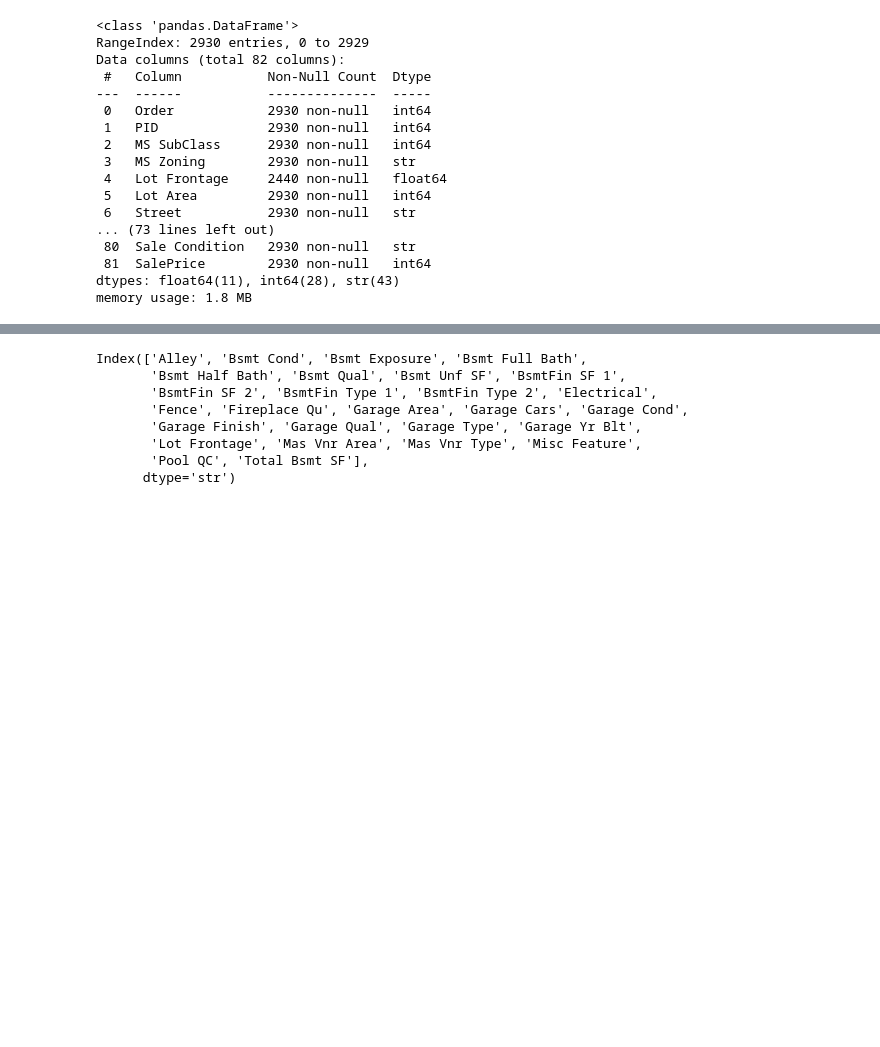
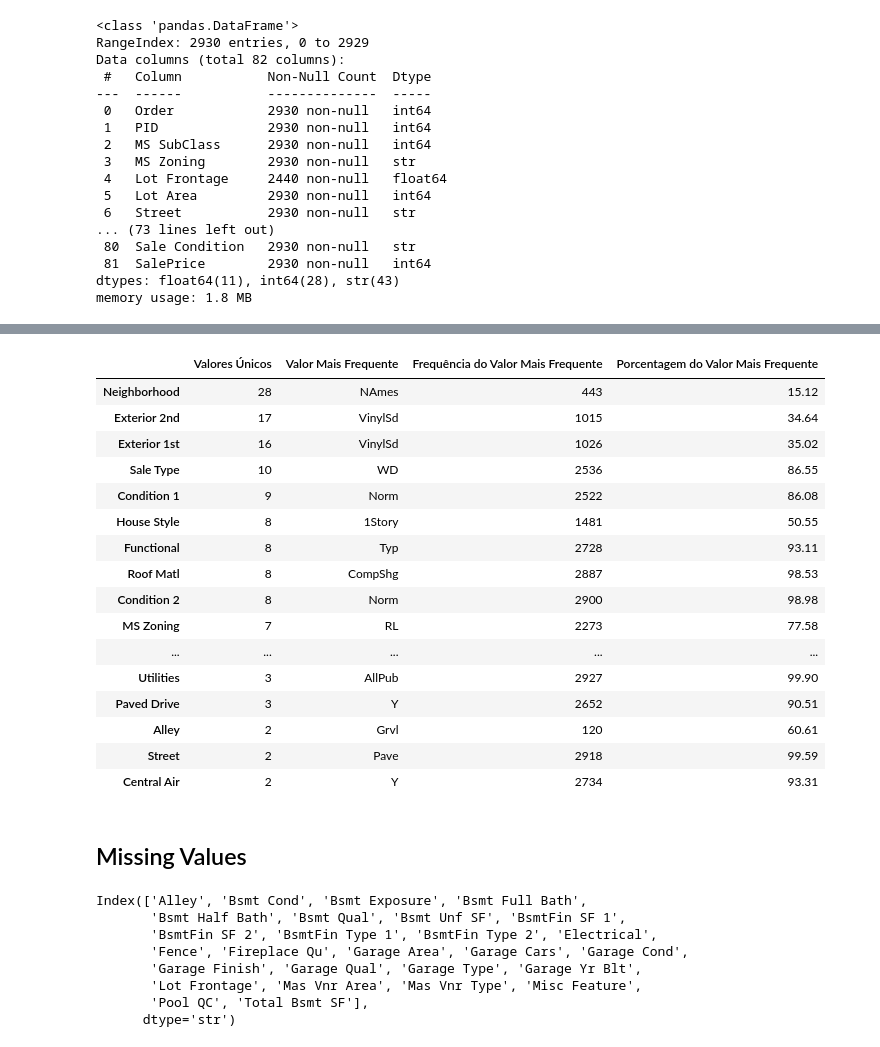
Before and after one commit to Ericaligle/AH_Project_MSc, a Jupyter notebook: notebooks/AH_project.ipynb, the cells around one changed output, grey strips where cells are left out. Saved outputs shown, nothing was run; the diff lists cells and outputs as text; code cells hidden in the pictures; blank space fills up the shorter version.

```diff
--- a/notebooks/AH_project.ipynb
+++ b/notebooks/AH_project.ipynb
@@ -97,3 +150,31 @@ summary_table
+# %%
+categorical_summary = pd.DataFrame({
+    'Valores Únicos': df[catergorical_cols].nunique(),
+    'Valor Mais Frequente': df[catergorical_cols].mode().iloc[0],
+    'Frequência do Valor Mais Frequente': df[catergorical_cols].apply(lambda x: x.value_counts().iloc[0]),
+    'Porcentagem do Valor Mais Frequente': df[catergorical_cols].apply(lambda x: x.value_counts(normalize=True).iloc[0] * 100)
+})
+categorical_summary.sort_values(by='Valores Únicos', ascending=False)
+# %% [output]
+|  | Valores Únicos | Valor Mais Frequente | Frequência do Valor Mais Frequente | Porcentagem do Valor Mais Frequente |
+| Neighborhood | 28 | NAmes | 443 | 15.12 |
+| Exterior 2nd | 17 | VinylSd | 1015 | 34.64 |
+| Exterior 1st | 16 | VinylSd | 1026 | 35.02 |
+| Sale Type | 10 | WD | 2536 | 86.55 |
+| Condition 1 | 9 | Norm | 2522 | 86.08 |
+| House Style | 8 | 1Story | 1481 | 50.55 |
+| Functional | 8 | Typ | 2728 | 93.11 |
+| Roof Matl | 8 | CompShg | 2887 | 98.53 |
+| Condition 2 | 8 | Norm | 2900 | 98.98 |
+| MS Zoning | 7 | RL | 2273 | 77.58 |
+| ... | ... | ... | ... | ... |
+| Utilities | 3 | AllPub | 2927 | 99.90 |
+| Paved Drive | 3 | Y | 2652 | 90.51 |
+| Alley | 2 | Grvl | 120 | 60.61 |
+| Street | 2 | Pave | 2918 | 99.59 |
+| Central Air | 2 | Y | 2734 | 93.31 |
+# %% [markdown]
+## Missing Values
 # %%
 varibles_with_missing_values = summary_table[summary_table['% of Missing Values'] > 0].T.columns
 varibles_with_missing_values
```
Also changed, not shown: parts of 31 cells of this notebook, 1 other file.
